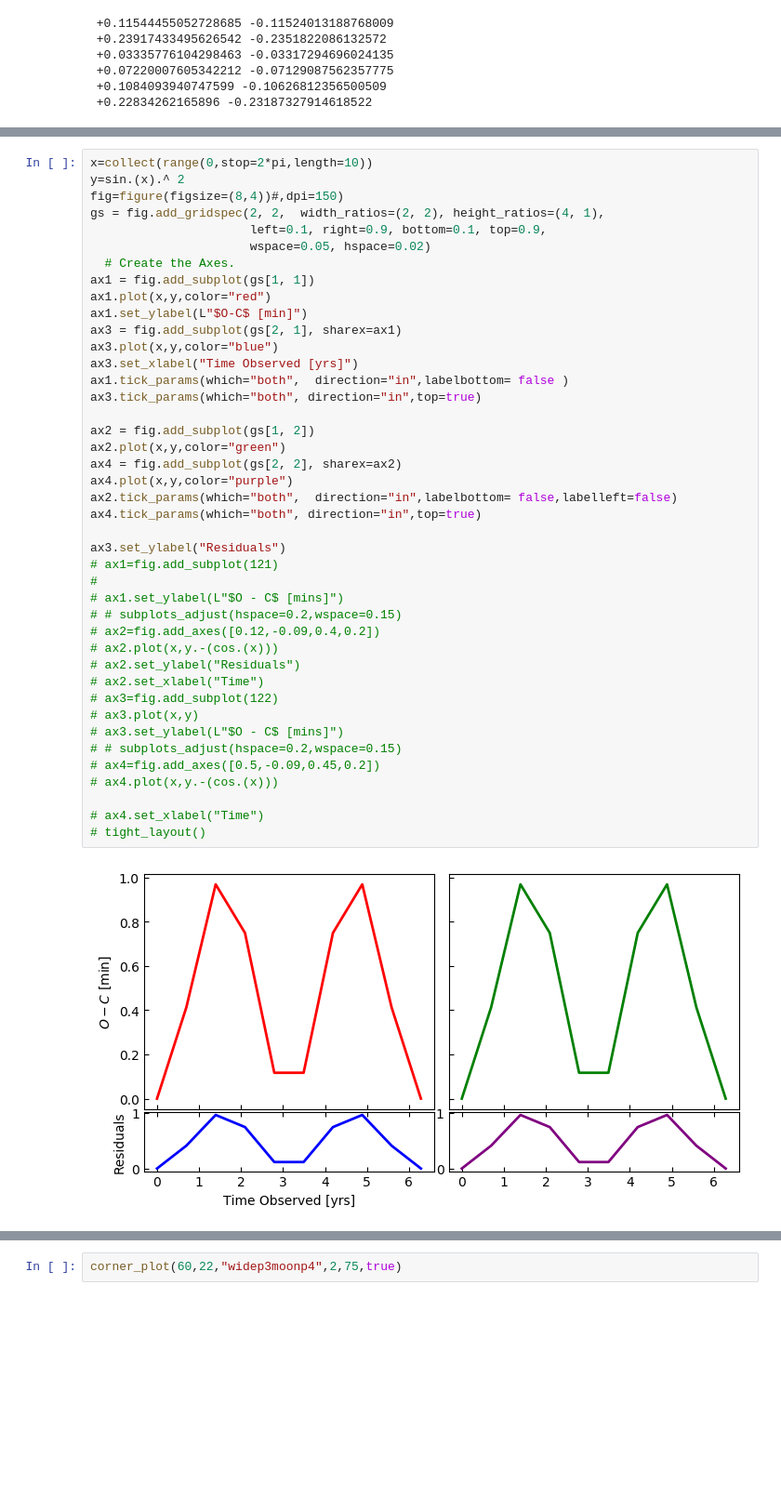
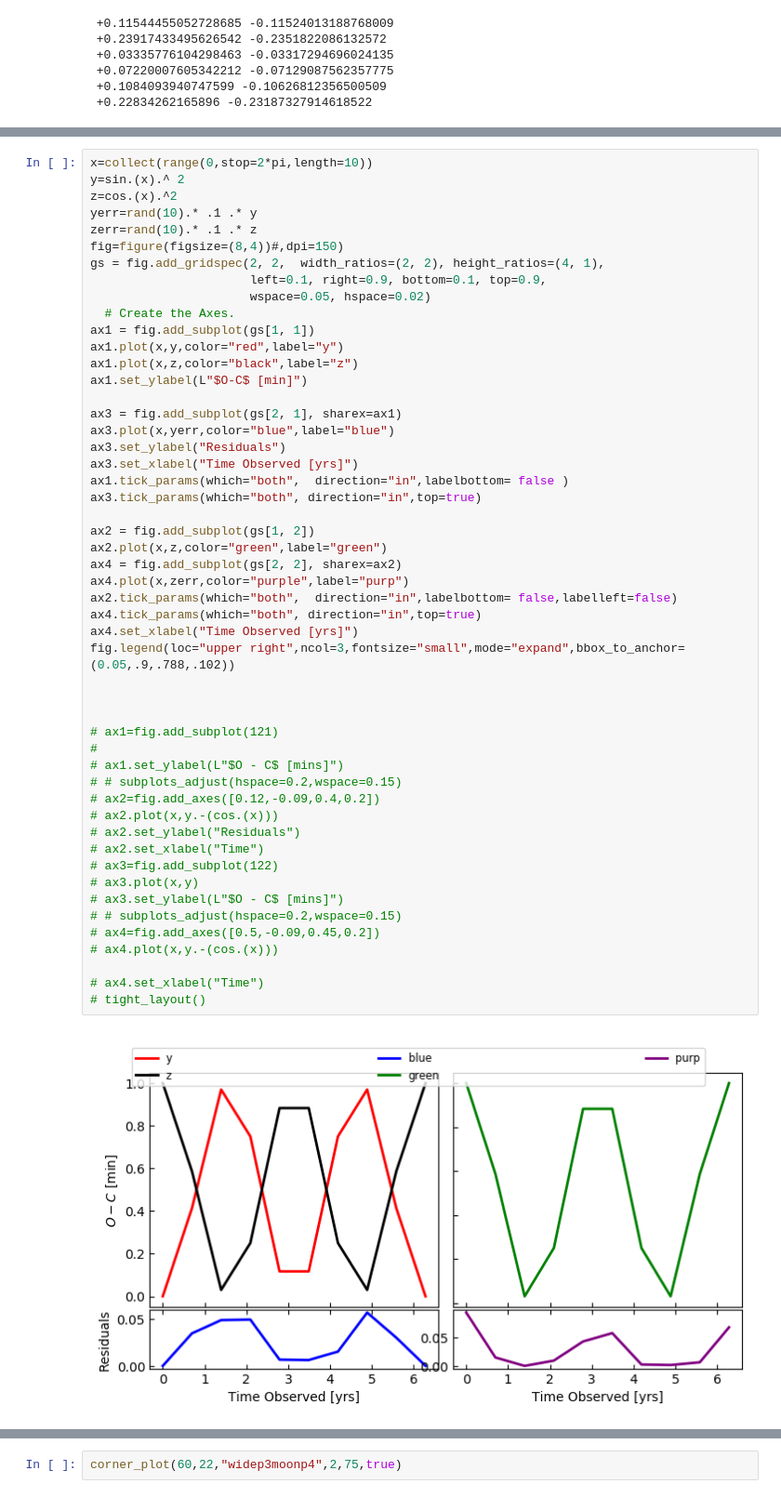
Before and after one commit to bmlindor/ttv_ss, a Jupyter notebook: runs.ipynb, the cells around one changed output, grey strips where cells are left out. Shown at 93% size. Cells and saved outputs as stored; diff of their text form; blank space fills up the shorter version.

```diff
--- a/runs.ipynb
+++ b/runs.ipynb
@@ -336,44 +412,53 @@ WARNING: replacing module CGS.
 # %%
 x=collect(range(0,stop=2*pi,length=10))
 y=sin.(x).^ 2
+z=cos.(x).^2
+yerr=rand(10).* .1 .* y
+zerr=rand(10).* .1 .* z
 fig=figure(figsize=(8,4))#,dpi=150)
 gs = fig.add_gridspec(2, 2,  width_ratios=(2, 2), height_ratios=(4, 1),
                       left=0.1, right=0.9, bottom=0.1, top=0.9,
                       wspace=0.05, hspace=0.02)
   # Create the Axes.
 ax1 = fig.add_subplot(gs[1, 1])
-ax1.plot(x,y,color="red")
+ax1.plot(x,y,color="red",label="y")
+ax1.plot(x,z,color="black",label="z")
 ax1.set_ylabel(L"$O-C$ [min]")
+
 ax3 = fig.add_subplot(gs[2, 1], sharex=ax1)
-ax3.plot(x,y,color="blue")
+ax3.plot(x,yerr,color="blue",label="blue")
+ax3.set_ylabel("Residuals")
 ax3.set_xlabel("Time Observed [yrs]")
 ax1.tick_params(which="both",  direction="in",labelbottom= false )
 ax3.tick_params(which="both", direction="in",top=true)
 
 ax2 = fig.add_subplot(gs[1, 2])
-ax2.plot(x,y,color="green")
+ax2.plot(x,z,color="green",label="green")
 ax4 = fig.add_subplot(gs[2, 2], sharex=ax2)
-ax4.plot(x,y,color="purple")
+ax4.plot(x,zerr,color="purple",label="purp")
 ax2.tick_params(which="both",  direction="in",labelbottom= false,labelleft=false)
 ax4.tick_params(which="both", direction="in",top=true)
+ax4.set_xlabel("Time Observed [yrs]")
+fig.legend(loc="upper right",ncol=3,fontsize="small",mode="expand",bbox_to_anchor=(0.05,.9,.788,.102))
 
-ax3.set_ylabel("Residuals")
+
+
 # ax1=fig.add_subplot(121)
 #
 # ax1.set_ylabel(L"$O - C$ [mins]")
 # # subplots_adjust(hspace=0.2,wspace=0.15)
 # ax2=fig.add_axes([0.12,-0.09,0.4,0.2])
 # ax2.plot(x,y.-(cos.(x)))
 # ax2.set_ylabel("Residuals")
 # ax2.set_xlabel("Time")
 # ax3=fig.add_subplot(122)
 # ax3.plot(x,y)
 # ax3.set_ylabel(L"$O - C$ [mins]")
 # # subplots_adjust(hspace=0.2,wspace=0.15)
 # ax4=fig.add_axes([0.5,-0.09,0.45,0.2])
 # ax4.plot(x,y.-(cos.(x)))
 
 # ax4.set_xlabel("Time")
 # tight_layout()
 # %% [output]
-[figure, old version]
+[figure, new version]
```
Also changed, not shown: parts of 9 cells of this notebook, 7 other files.
